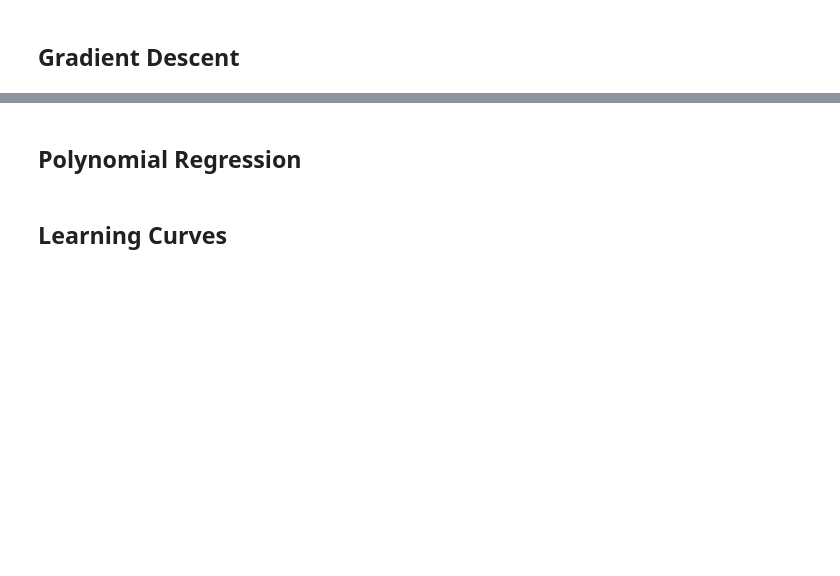
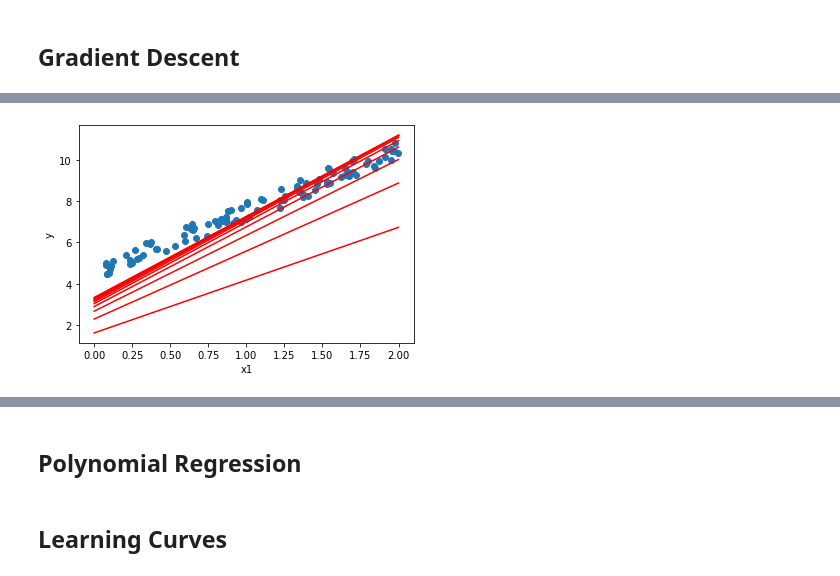
Before and after one commit to sonhm3029/Learning_ML_with_book, a Jupyter notebook: practice/hand_on_ml_with_sklearn_tensorflow/[Part1]_The_fundamentals_of_ML/chapter4.ipynb, the cells around one changed output, grey strips where cells are left out. Cells and saved outputs as stored; diff of their text form; code cells hidden in the pictures; blank space fills up the shorter version.

```diff
--- a/practice/hand_on_ml_with_sklearn_tensorflow/[Part1]_The_fundamentals_of_ML/chapter4.ipynb
+++ b/practice/hand_on_ml_with_sklearn_tensorflow/[Part1]_The_fundamentals_of_ML/chapter4.ipynb
@@ -112,0 +216,7 @@ plt.plot([0, 2], [linear_reg_clf.predict([x])[0][0] for x in [[0],[2]]],'r-')
+# %%
+theta_arr = []
+theta = np.random.randn(2, 1)
+training(theta=theta,eta=0.1, n_iters=10)
+plot(theta_arr)
+# %% [output]
+[figure, added]
```
Also changed, not shown: parts of 25 cells of this notebook, 8 other files.
